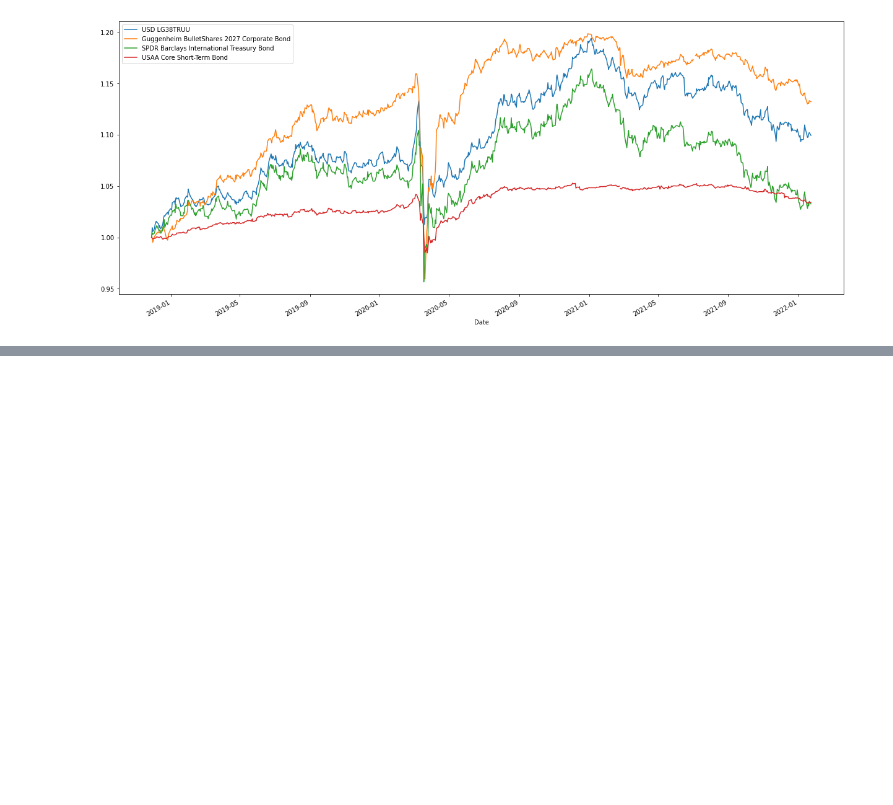
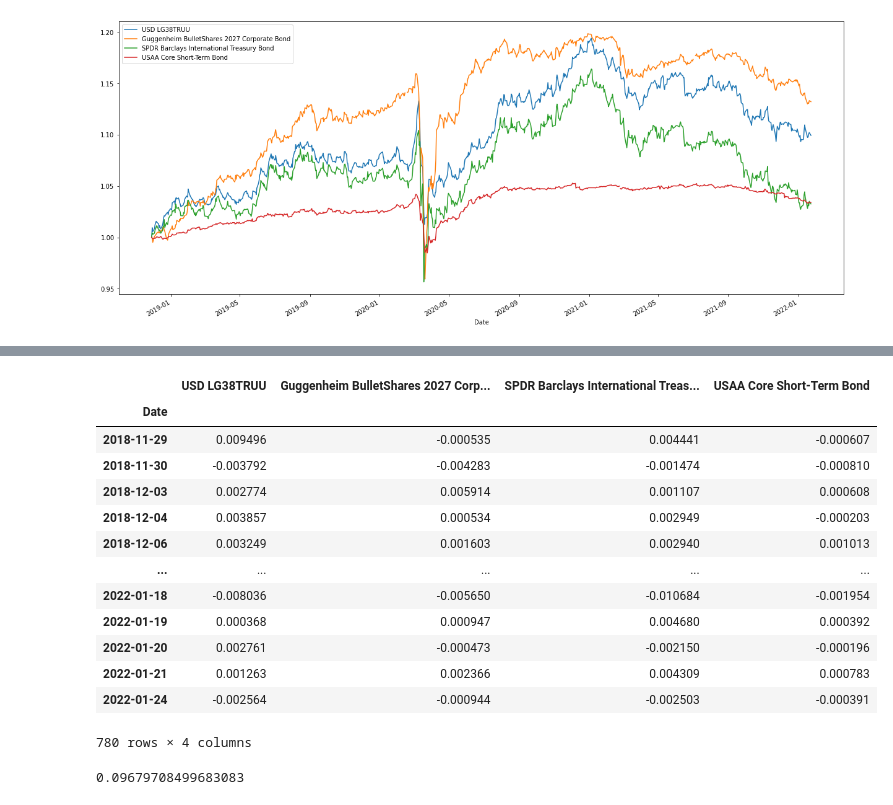
Before and after one commit to Edu-Moreira/Estudos-de-Python, a Jupyter notebook: Comparação_ETFs.ipynb, the cells around one changed output, grey strips where cells are left out. Saved outputs shown, nothing was run; the diff lists cells and outputs as text; code cells hidden in the pictures; blank space fills up the shorter version.

```diff
--- a/Comparação_ETFs.ipynb
+++ b/Comparação_ETFs.ipynb
@@ -213,0 +214,25 @@ c.plot(figsize = (21,9))
+# %%
+d = b.pct_change()
+d = d[1:]
+d
+# %% [output]
+|  | USD LG38TRUU | Guggenheim BulletShares 2027 Corp... | SPDR Barclays International Treas... | USAA Core Short-Term Bond |
+| Date |  |  |  |  |
+| 2018-11-29 | 0.009496 | -0.000535 | 0.004441 | -0.000607 |
+| 2018-11-30 | -0.003792 | -0.004283 | -0.001474 | -0.000810 |
+| 2018-12-03 | 0.002774 | 0.005914 | 0.001107 | 0.000608 |
+| 2018-12-04 | 0.003857 | 0.000534 | 0.002949 | -0.000203 |
+| 2018-12-06 | 0.003249 | 0.001603 | 0.002940 | 0.001013 |
+| ... | ... | ... | ... | ... |
+| 2022-01-18 | -0.008036 | -0.005650 | -0.010684 | -0.001954 |
+| 2022-01-19 | 0.000368 | 0.000947 | 0.004680 | 0.000392 |
+| 2022-01-20 | 0.002761 | -0.000473 | -0.002150 | -0.000196 |
+| 2022-01-21 | 0.001263 | 0.002366 | 0.004309 | 0.000783 |
+| 2022-01-24 | -0.002564 | -0.000944 | -0.002503 | -0.000391 |
+780 rows × 4 columns
+# %%
+TE = ((d['USD LG38TRUU'] - d['SPDR Barclays International Treasury Bond'])**2)
+TE = np.sqrt(sum(TE))
+TE
+# %% [output]
+0.09679708499683083
```
Also changed, not shown: parts of 3 cells of this notebook.
